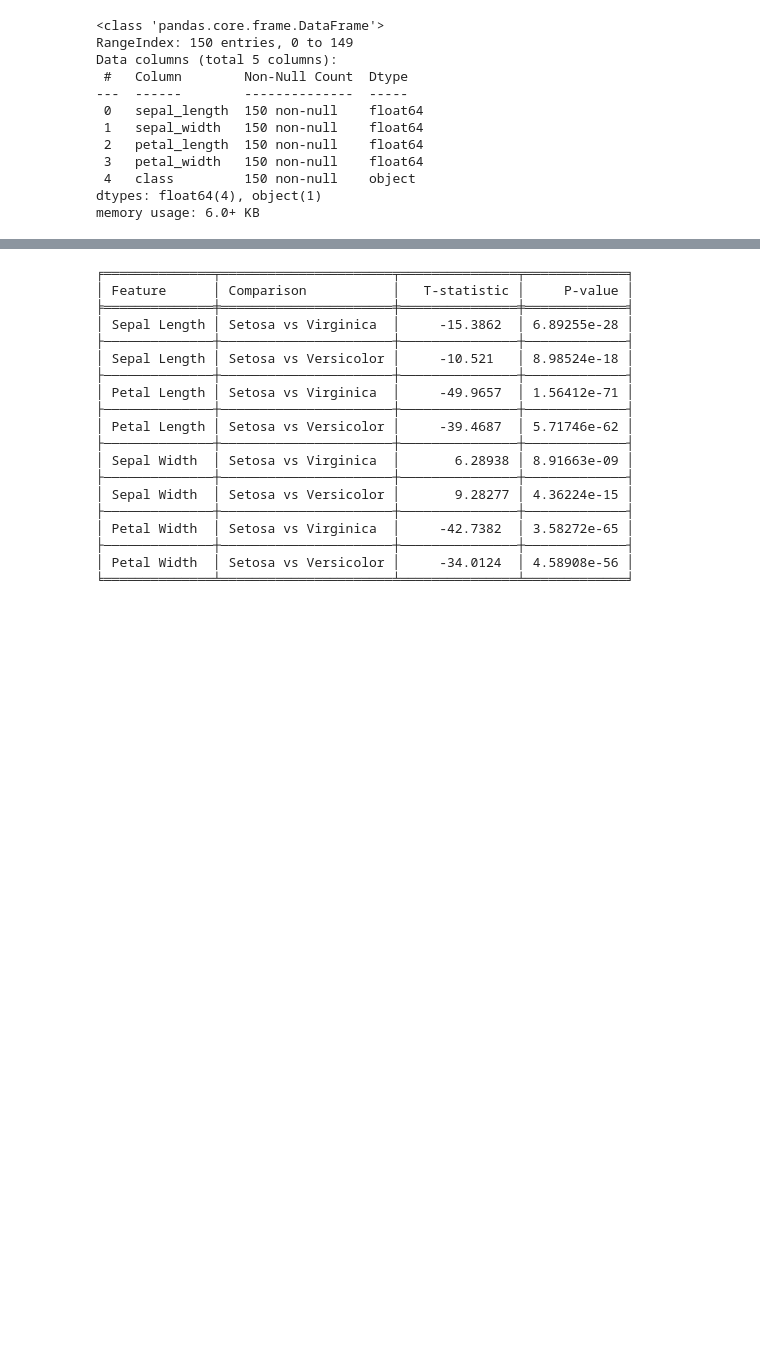
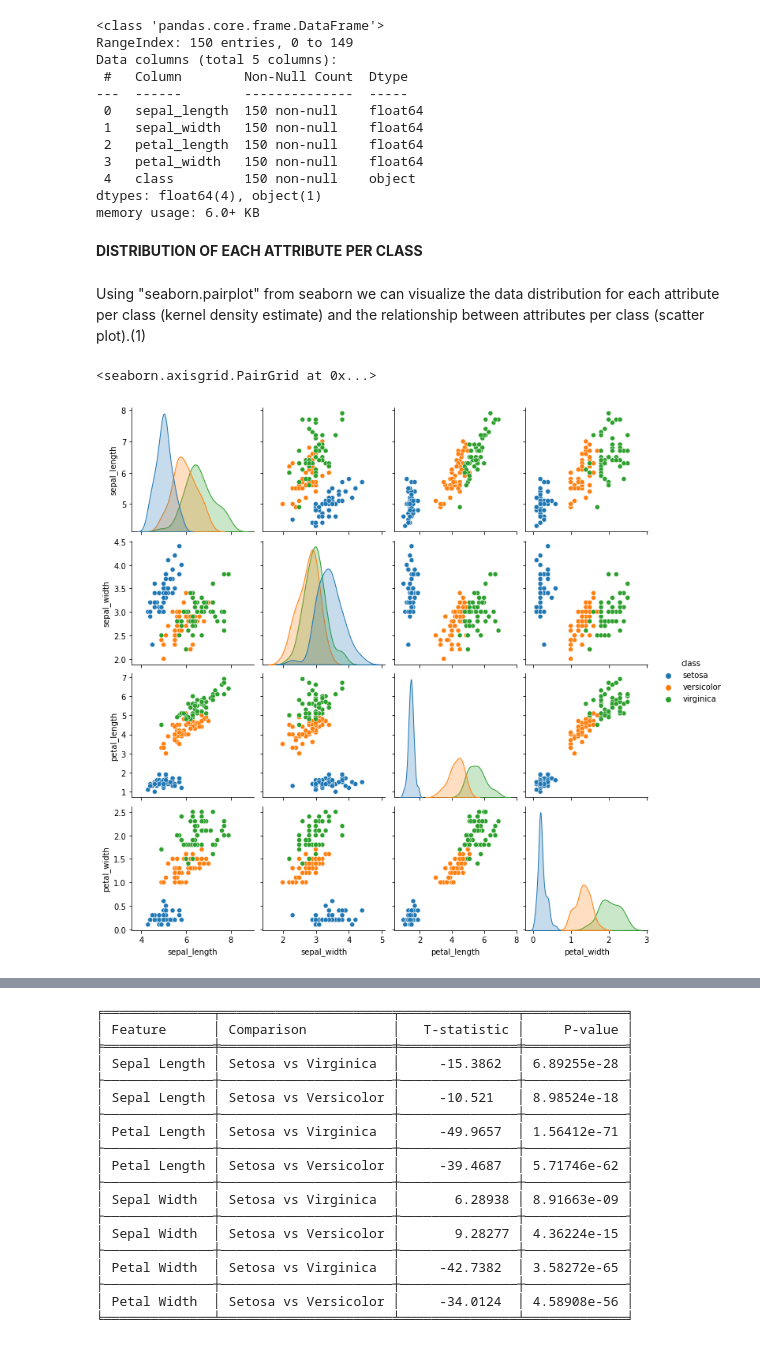
Before and after one commit to RobVergano/Machine-Learning, a Jupyter notebook: tasks.ipynb, the cells around one changed output, grey strips where cells are left out. Saved outputs shown, nothing was run; the diff lists cells and outputs as text; code cells hidden in the pictures; blank space fills up the shorter version.

```diff
--- a/tasks.ipynb
+++ b/tasks.ipynb
@@ -457,0 +461,9 @@ memory usage: 6.0+ KB
+# %% [markdown]
+**DISTRIBUTION OF EACH ATTRIBUTE PER CLASS**
+# %% [markdown]
+Using "seaborn.pairplot" from seaborn we can visualize the data distribution for each attribute per class (kernel density estimate) and the relationship between attributes per class (scatter plot).(1)
+# %%
+sns.pairplot(idf, hue ="class")
+# %% [output]
+<seaborn.axisgrid.PairGrid at 0x...>
+[figure, added]
```
Also changed, not shown: parts of 39 cells of this notebook.
